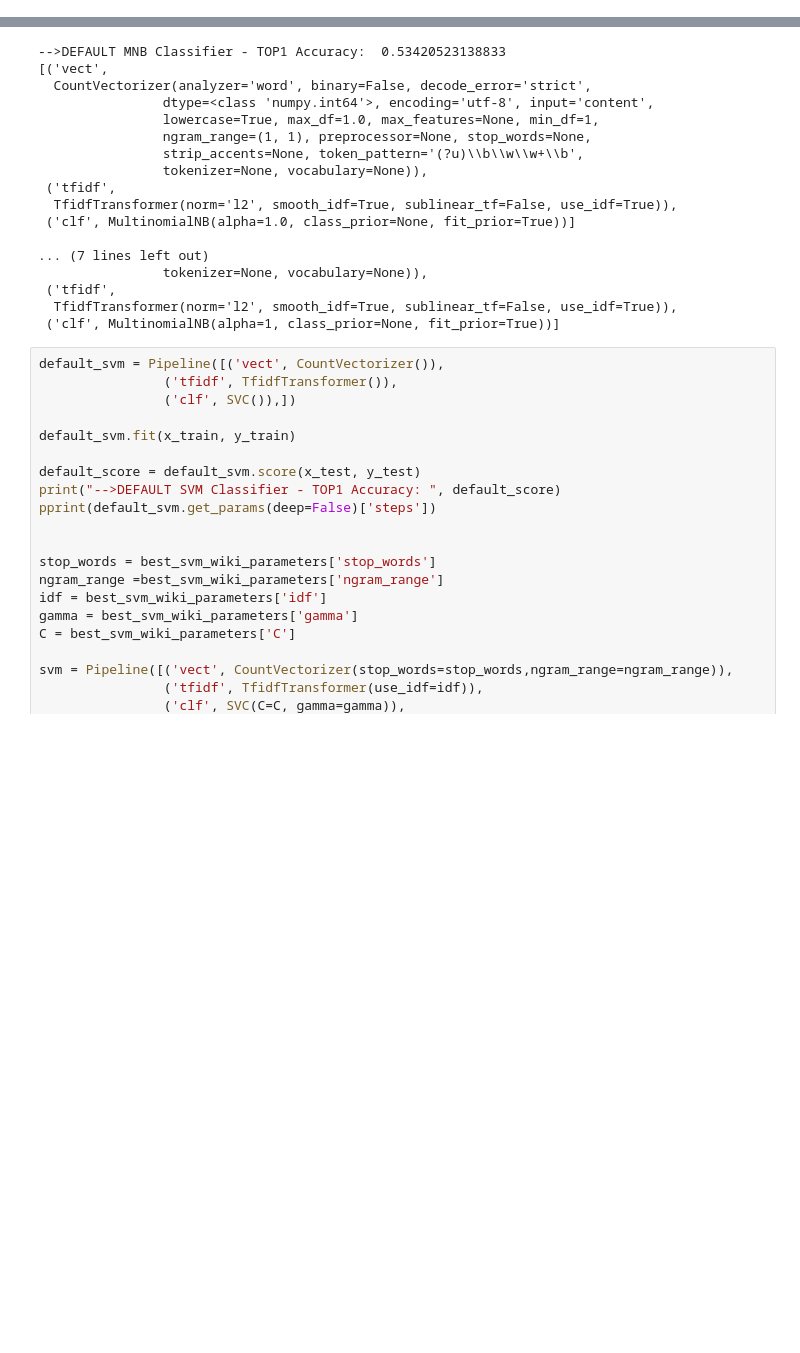
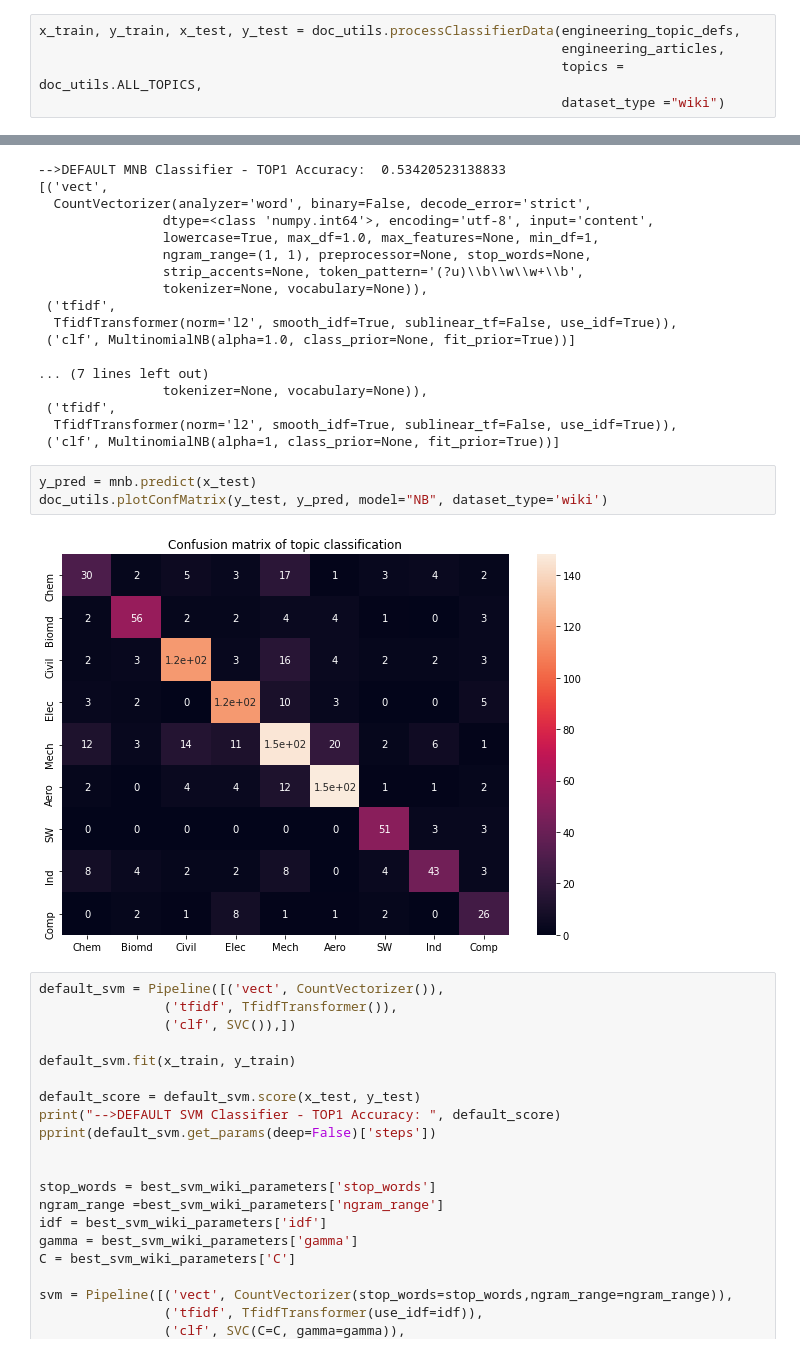
Before and after one commit to andresC98/One-Shot-DocClassifier, a Jupyter notebook: Notebooks/Classification_Baselines_(Top1Acc)_Wiki_and_ArXiv_datasets.ipynb, the cells around one changed output, grey strips where cells are left out. Cells and saved outputs as stored; diff of their text form; blank space fills up the shorter version.

Commit message:
Added confusion matrices plots to notebook

```diff
--- a/Notebooks/Classification_Baselines_(Top1Acc)_Wiki_and_ArXiv_datasets.ipynb
+++ b/Notebooks/Classification_Baselines_(Top1Acc)_Wiki_and_ArXiv_datasets.ipynb
@@ -348,6 +348,11 @@ DataTable(df.sort_values(by=['Top1 Acc.'], ascending=False))
 ## Comparing default models vs best parameters found
 # %% [markdown]
 ### Wiki dataset
+# %%
+x_train, y_train, x_test, y_test = doc_utils.processClassifierData(engineering_topic_defs,
+                                                                   engineering_articles,
+                                                                   topics = doc_utils.ALL_TOPICS,
+                                                                   dataset_type ="wiki")
 # %%
 default_mnb = Pipeline([('vect', CountVectorizer()),
                 ('tfidf', TfidfTransformer()),
@@ -392,6 +397,11 @@ pprint(mnb.get_params(deep=False)['steps'])
  ('tfidf',
   TfidfTransformer(norm='l2', smooth_idf=True, sublinear_tf=False, use_idf=True)),
  ('clf', MultinomialNB(alpha=1, class_prior=None, fit_prior=True))]
+# %%
+y_pred = mnb.predict(x_test)
+doc_utils.plotConfMatrix(y_test, y_pred, model="NB", dataset_type='wiki')
+# %% [output]
+[figure, added]
 # %%
 default_svm = Pipeline([('vect', CountVectorizer()),
                 ('tfidf', TfidfTransformer()),
```
Also changed, not shown: parts of 3 cells of this notebook.
